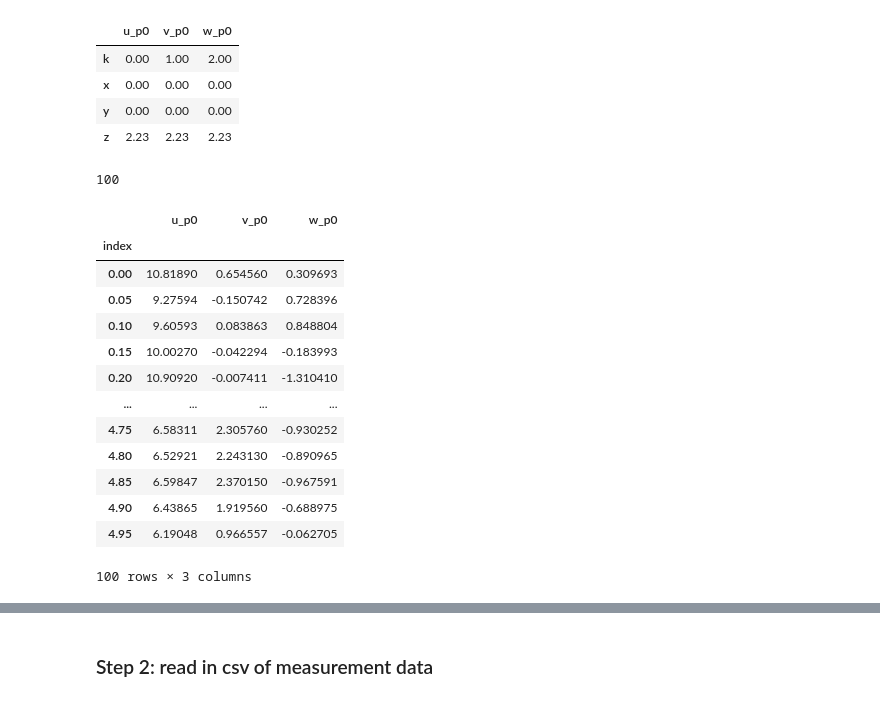
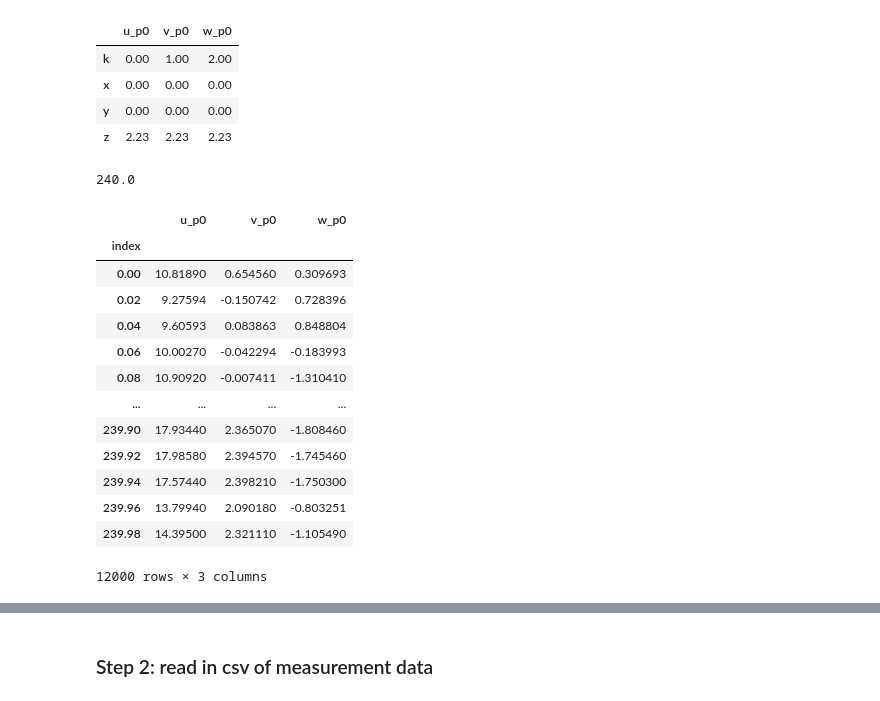
Before and after one commit to brookeslawski/pyconturb-pvade, a Jupyter notebook: duramat_constrained_turb.ipynb, the cells around one changed output, grey strips where cells are left out. Saved outputs shown, nothing was run; the diff lists cells and outputs as text; code cells hidden in the pictures.

```diff
--- a/duramat_constrained_turb.ipynb
+++ b/duramat_constrained_turb.ipynb
@@ -30,36 +30,46 @@ sonic_spat_df.head()  # look at the first few rows
 | y | 0.00 | 0.00 | 0.00 |
 | z | 2.23 | 2.23 | 2.23 |
 # %%
-# sonic_data_fn = 'sonic1_halfsecond.csv'
-sonic_data_fn = 'sonic1_5s.csv'
-# sonic_data_fn = 'sonic1_20s.csv'
-# sonic_data_fn = 'sonic1_10min.csv'
+def read_csv_data(sonic_data_fn, dt_sonic1):
+    # read csv
+    raw_data = pd.read_csv(sonic_data_fn, header=None)
 
-tf_sonic1 =  5.0 #600.0 # 20.0 # 0.5 #3.0 # s # 10 min = 10*60.0 s
-dt_sonic1 = 1/20.0 # s
-t_sonic1 = np.arange(0.0, tf_sonic1, dt_sonic1)
-print(len(t_sonic1))
+    # construct time index
+    tf_sonic1 = len(raw_data) * dt_sonic1 # final time [s]
+    print(tf_sonic1)
+    t_sonic1 = np.arange(0.0, tf_sonic1, dt_sonic1)
 
-raw_data = pd.read_csv(sonic_data_fn, header=None)
-raw_data = raw_data.rename(columns={0:'u_p0', 1:'v_p0', 2:'w_p0'})
-for col in raw_data.filter(regex='u_', axis=1).columns:
-    raw_data[col] = -1.0*raw_data[col] # to make it positive from the west
-raw_data['index'] = t_sonic1
-sonic_data = raw_data.set_index('index')
+    raw_data = raw_data.rename(columns={0:'u_p0', 1:'v_p0', 2:'w_p0'})
+    for col in raw_data.filter(regex='u_', axis=1).columns:
+        raw_data[col] = -1.0*raw_data[col] # to make it positive from the west
+    raw_data['index'] = t_sonic1
+    sonic_data = raw_data.set_index('index')
+
+    return tf_sonic1, sonic_data
+
+# sonic_data_fn = 'sonic1_halfsecond_20Hz.csv'
+# sonic_data_fn = 'sonic1_5s_20Hz.csv'
+# sonic_data_fn = 'sonic1_20s_20Hz.csv'
+sonic_data_fn = 'sonic1_10min_20Hz.csv'
+# sonic_data_fn = 'sonic1_10min_50Hz.csv'
+
+dt_sonic1 = 1/50.0 # 1/20.0 # s
+
+tf_sonic1, sonic_data = read_csv_data(sonic_data_fn, dt_sonic1)
 sonic_data
 # %% [output]
-100
+240.0
 |  | u_p0 | v_p0 | w_p0 |
 | index |  |  |  |
 | 0.00 | 10.81890 | 0.654560 | 0.309693 |
-| 0.05 | 9.27594 | -0.150742 | 0.728396 |
-| 0.10 | 9.60593 | 0.083863 | 0.848804 |
-| 0.15 | 10.00270 | -0.042294 | -0.183993 |
-| 0.20 | 10.90920 | -0.007411 | -1.310410 |
+| 0.02 | 9.27594 | -0.150742 | 0.728396 |
+| 0.04 | 9.60593 | 0.083863 | 0.848804 |
+| 0.06 | 10.00270 | -0.042294 | -0.183993 |
+| 0.08 | 10.90920 | -0.007411 | -1.310410 |
 | ... | ... | ... | ... |
-| 4.75 | 6.58311 | 2.305760 | -0.930252 |
-| 4.80 | 6.52921 | 2.243130 | -0.890965 |
-| 4.85 | 6.59847 | 2.370150 | -0.967591 |
-| 4.90 | 6.43865 | 1.919560 | -0.688975 |
-| 4.95 | 6.19048 | 0.966557 | -0.062705 |
+| 239.90 | 17.93440 | 2.365070 | -1.808460 |
+| 239.92 | 17.98580 | 2.394570 | -1.745460 |
+| 239.94 | 17.57440 | 2.398210 | -1.750300 |
+| 239.96 | 13.79940 | 2.090180 | -0.803251 |
+| 239.98 | 14.39500 | 2.321110 | -1.105490 |
-100 rows × 3 columns
+12000 rows × 3 columns
```
Also changed, not shown: parts of 32 cells of this notebook.
